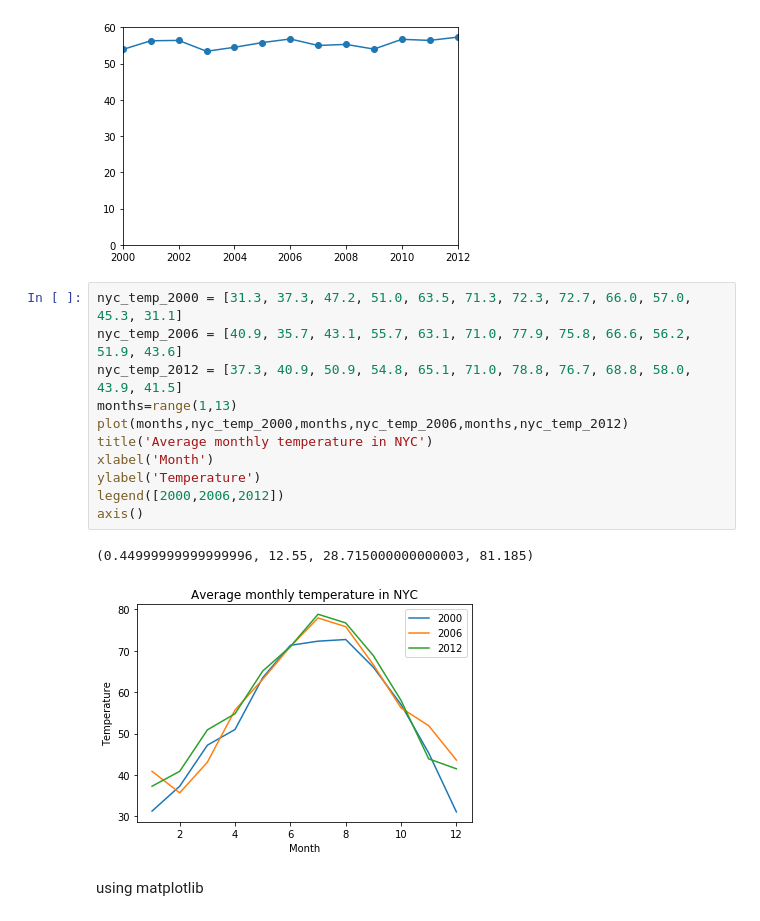
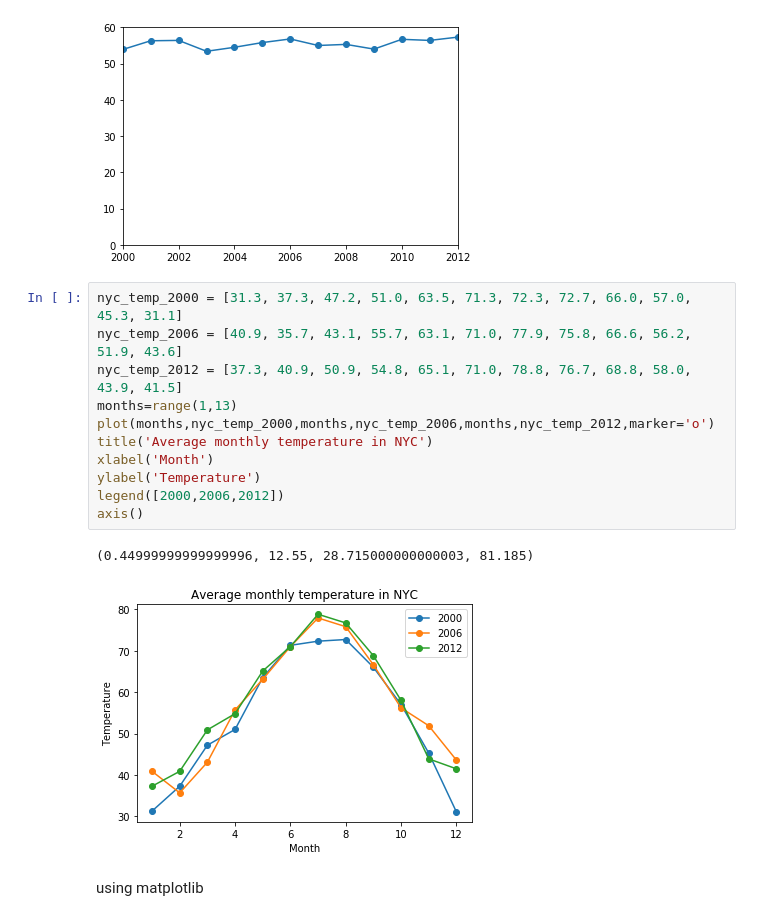
Before and after one commit to rsatwik/PythonPractise, a Jupyter notebook: mathWithPython.ipynb, the cells around one changed output. Saved outputs shown, nothing was run; the diff lists cells and outputs as text.

```diff
--- a/mathWithPython.ipynb
+++ b/mathWithPython.ipynb
@@ -418,17 +420,17 @@ axis([2000,2012,0,60])
 # %%
 nyc_temp_2000 = [31.3, 37.3, 47.2, 51.0, 63.5, 71.3, 72.3, 72.7, 66.0, 57.0, 45.3, 31.1]
 nyc_temp_2006 = [40.9, 35.7, 43.1, 55.7, 63.1, 71.0, 77.9, 75.8, 66.6, 56.2, 51.9, 43.6]
 nyc_temp_2012 = [37.3, 40.9, 50.9, 54.8, 65.1, 71.0, 78.8, 76.7, 68.8, 58.0, 43.9, 41.5]
 months=range(1,13)
-plot(months,nyc_temp_2000,months,nyc_temp_2006,months,nyc_temp_2012)
+plot(months,nyc_temp_2000,months,nyc_temp_2006,months,nyc_temp_2012,marker='o')
 title('Average monthly temperature in NYC')
 xlabel('Month')
 ylabel('Temperature')
 legend([2000,2006,2012])
 axis()
 # %% [output]
 (0.44999999999999996, 12.55, 28.715000000000003, 81.185)
-[figure, old version]
+[figure, new version]
 # %% [markdown]
 using matplotlib
 # %%
```
Also changed, not shown: parts of 40 cells of this notebook.
